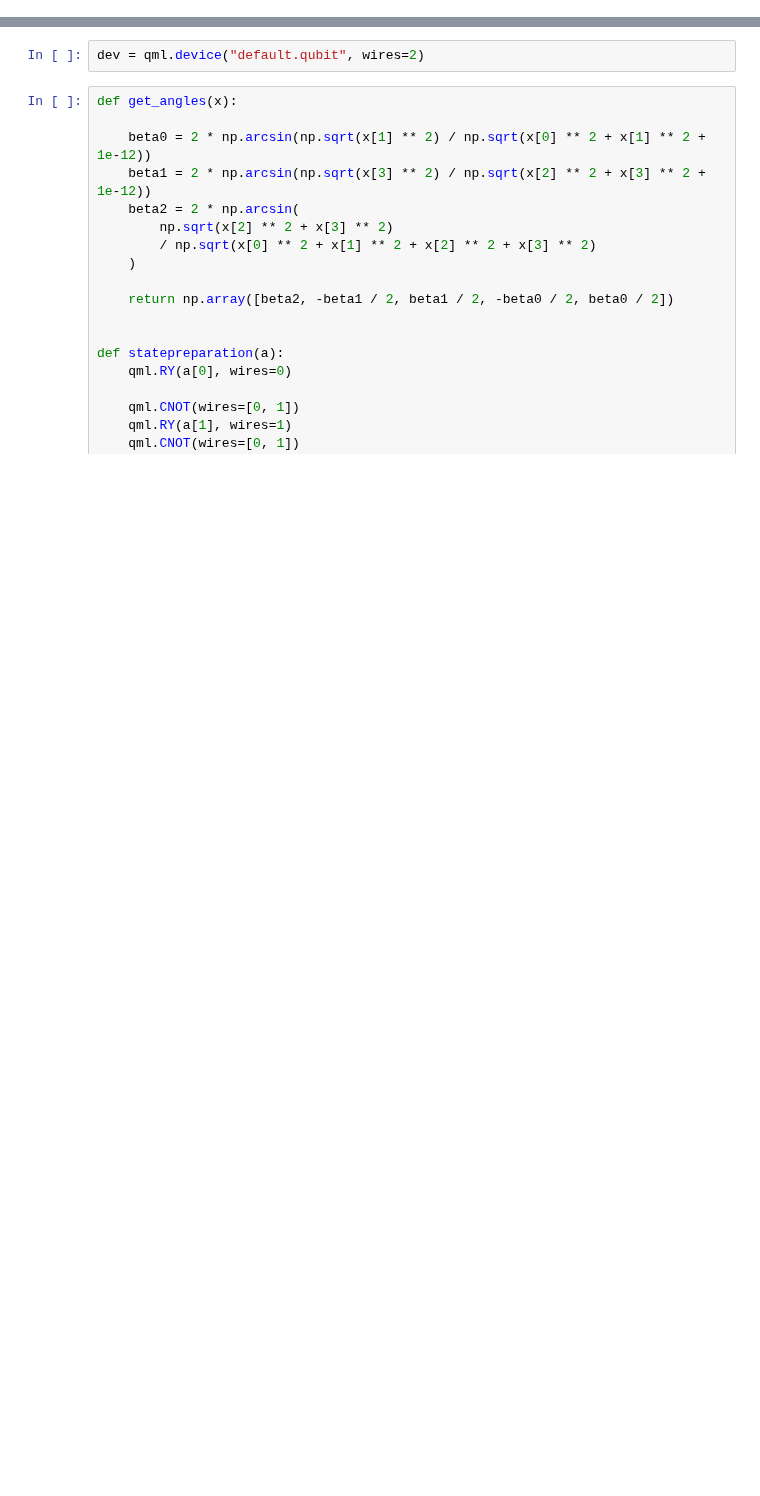
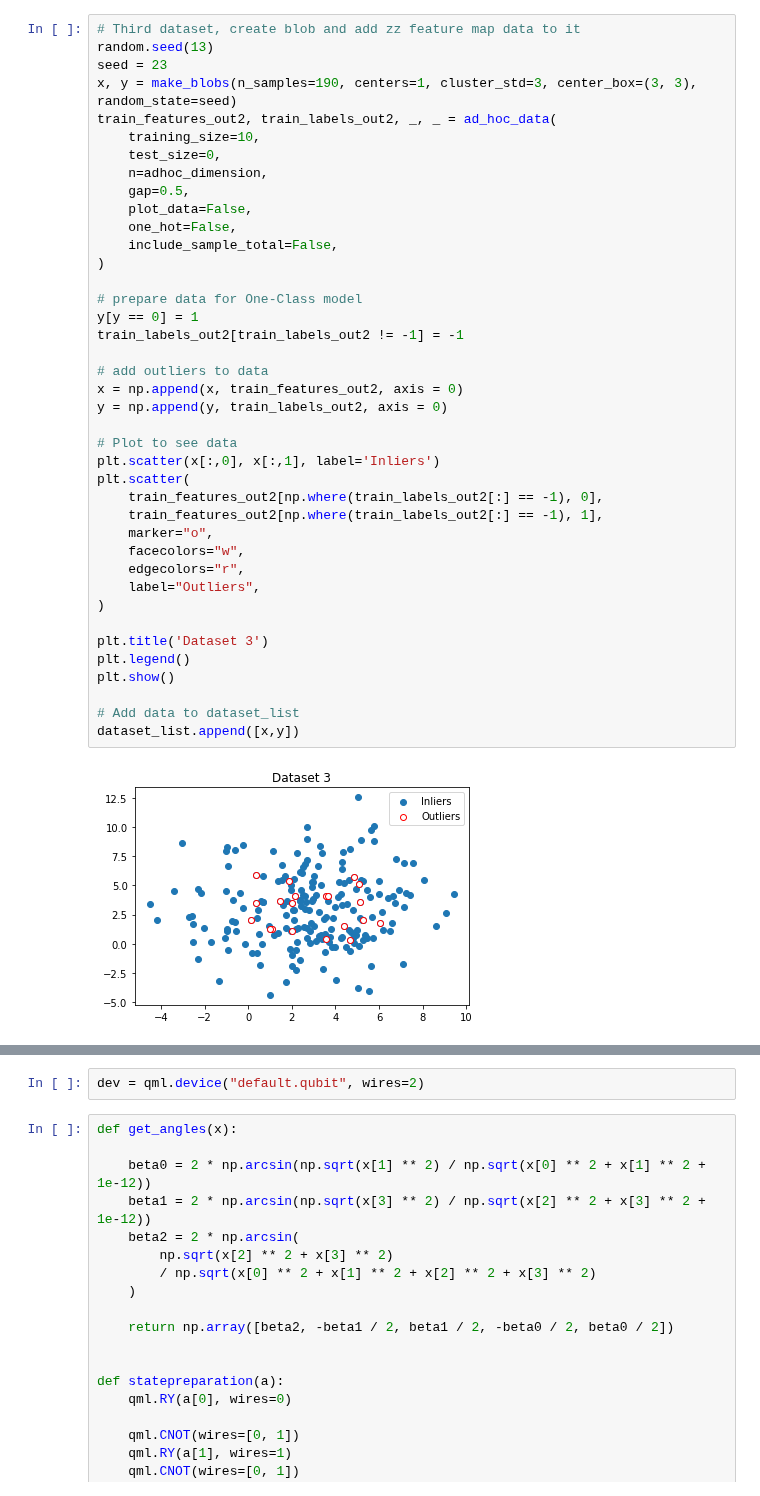
Before and after one commit to welremco/Group3QuantumOneClassSVMs, a Jupyter notebook: pennylaneLib-VQE-Dataset1.ipynb, the cells around one changed output, grey strips where cells are left out. Saved outputs shown, nothing was run; the diff lists cells and outputs as text; blank space fills up the shorter version.

```diff
--- a/pennylaneLib-VQE-Dataset1.ipynb
+++ b/pennylaneLib-VQE-Dataset1.ipynb
@@ -25,0 +149,42 @@ import matplotlib.pyplot as plt
+# %%
+# Third dataset, create blob and add zz feature map data to it
+random.seed(13)
+seed = 23
+x, y = make_blobs(n_samples=190, centers=1, cluster_std=3, center_box=(3, 3), random_state=seed)
+train_features_out2, train_labels_out2, _, _ = ad_hoc_data(
+    training_size=10,
+    test_size=0,
+    n=adhoc_dimension,
+    gap=0.5,
+    plot_data=False,
+    one_hot=False,
+    include_sample_total=False,
+)
+
+# prepare data for One-Class model
+y[y == 0] = 1
+train_labels_out2[train_labels_out2 != -1] = -1
+
+# add outliers to data
+x = np.append(x, train_features_out2, axis = 0)
+y = np.append(y, train_labels_out2, axis = 0)
+
+# Plot to see data
+plt.scatter(x[:,0], x[:,1], label='Inliers')
+plt.scatter(
+    train_features_out2[np.where(train_labels_out2[:] == -1), 0],
+    train_features_out2[np.where(train_labels_out2[:] == -1), 1],
+    marker="o",
+    facecolors="w",
+    edgecolors="r",
+    label="Outliers",
+)
+
+plt.title('Dataset 3')
+plt.legend()
+plt.show()
+
+# Add data to dataset_list
+dataset_list.append([x,y])
+# %% [output]
+[figure, added]
```
Also changed, not shown: parts of 13 cells of this notebook.
